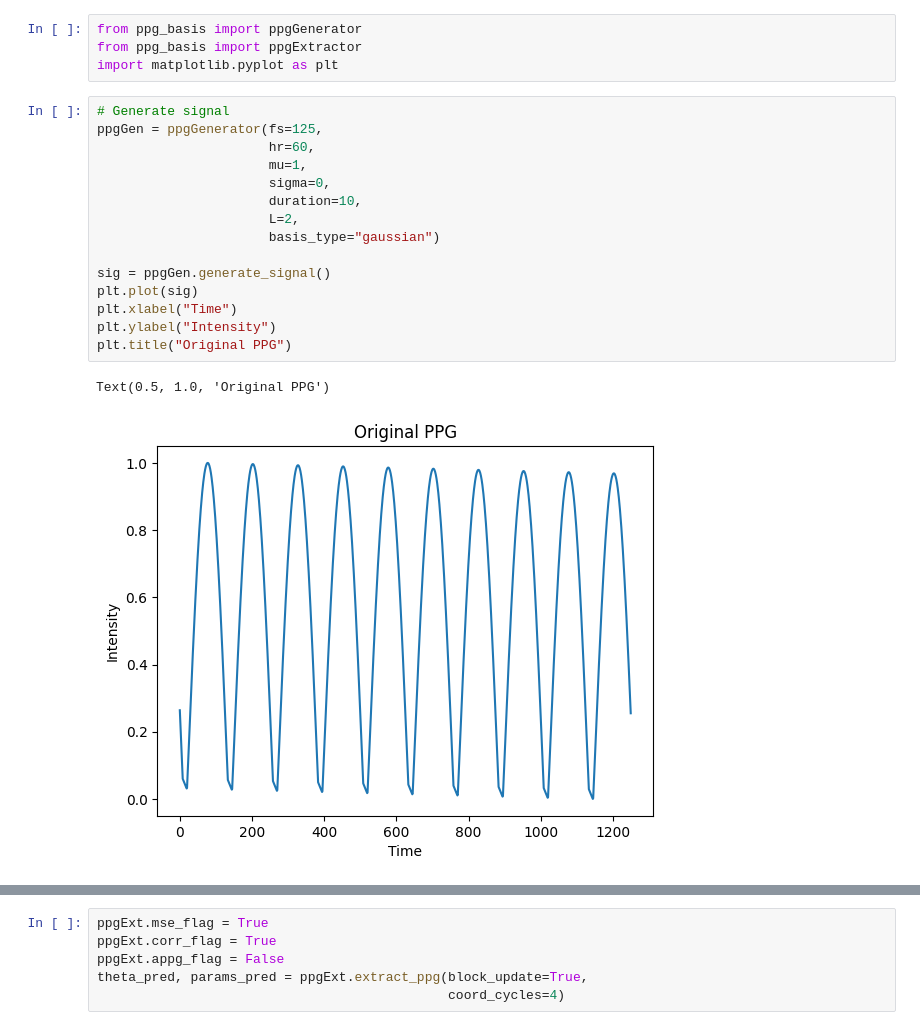
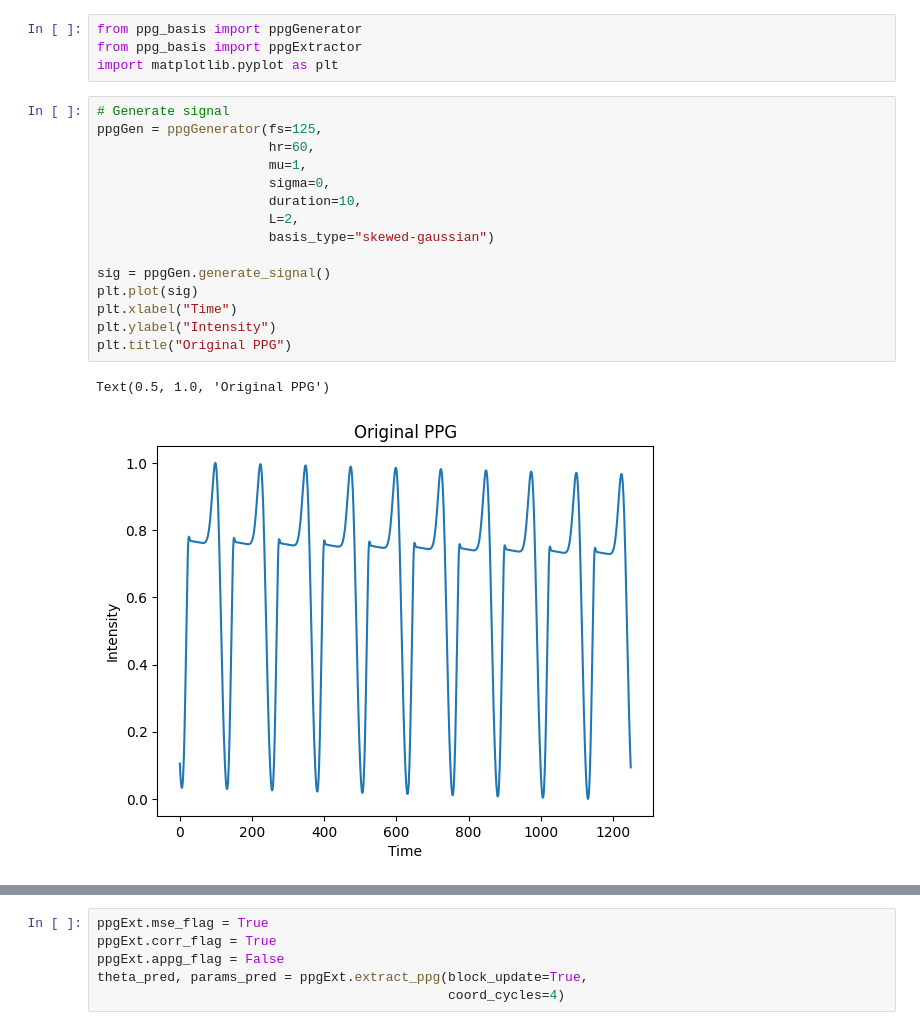
Before and after one commit to BailabUNC/ppg-basis, a Jupyter notebook: testbench.ipynb, the cells around one changed output, grey strips where cells are left out. Drawn from its saved outputs; the diff is of its cells as text.

```diff
--- a/testbench.ipynb
+++ b/testbench.ipynb
@@ -5,21 +5,21 @@ import matplotlib.pyplot as plt
 # %%
 # Generate signal
 ppgGen = ppgGenerator(fs=125,
                       hr=60,
                       mu=1,
                       sigma=0,
                       duration=10,
                       L=2,
-                      basis_type="gaussian")
+                      basis_type="skewed-gaussian")
 
 sig = ppgGen.generate_signal()
 plt.plot(sig)
 plt.xlabel("Time")
 plt.ylabel("Intensity")
 plt.title("Original PPG")
 # %% [output]
 Text(0.5, 1.0, 'Original PPG')
-[figure, old version]
+[figure, new version]
 # %%
 # Extract signal parameters
 ppgExt = ppgExtractor(signal=sig,
```
Also changed, not shown: parts of 2 cells of this notebook, 2 other files.
